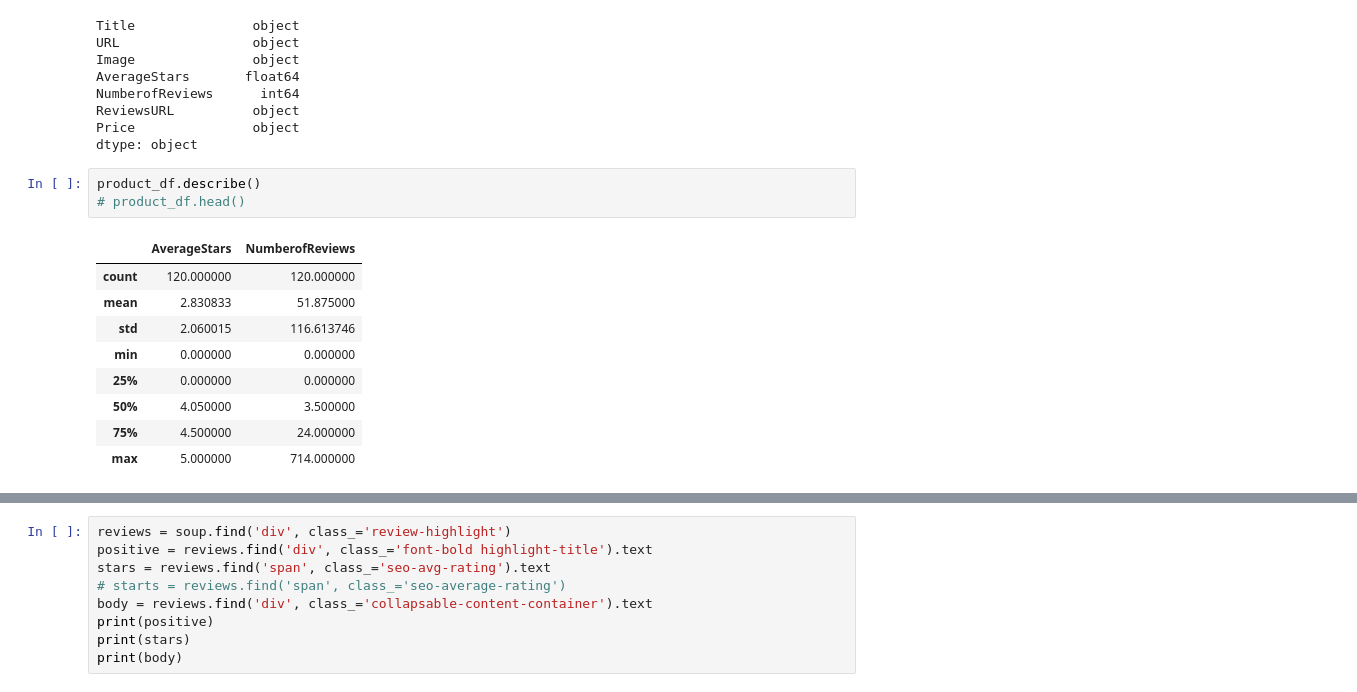
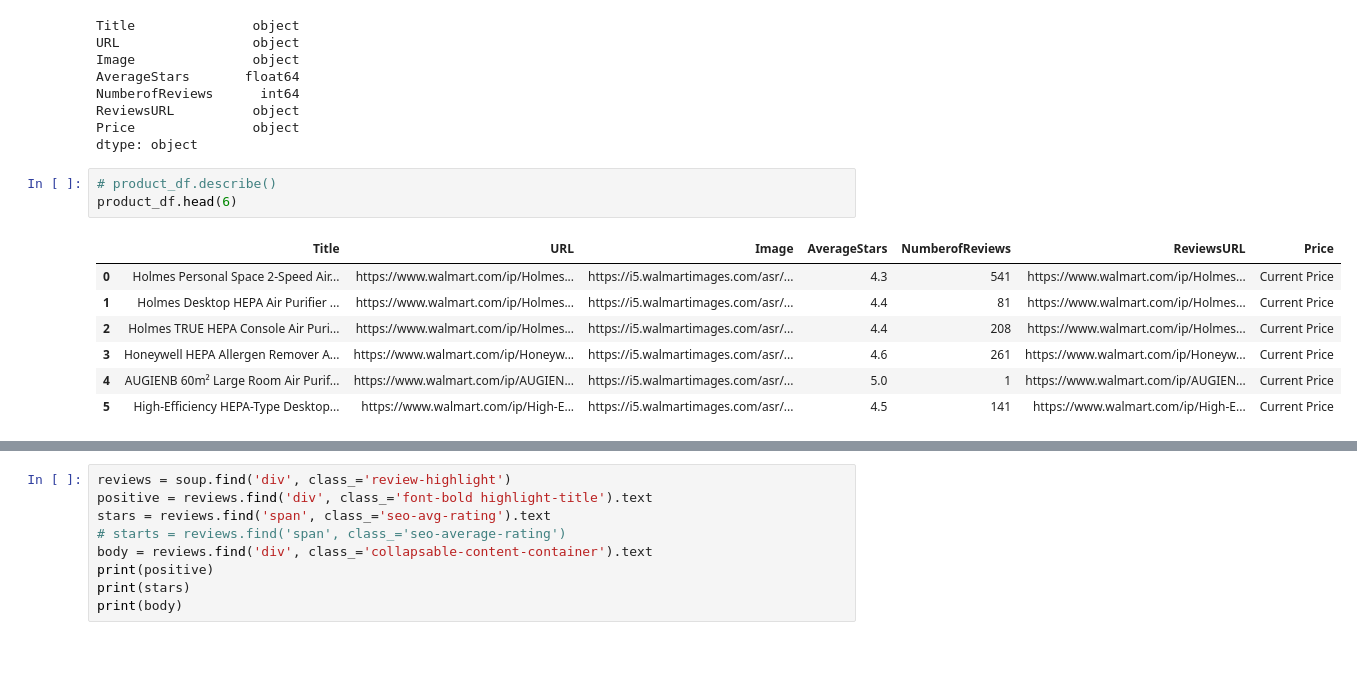
Before and after one commit to abbylemon/web-scraping-challenge, a Jupyter notebook: ScrapingDev.ipynb, the cells around one changed output, grey strips where cells are left out. Drawn from its saved outputs; the diff is of its cells as text; blank space fills up the shorter version.

```diff
--- a/ScrapingDev.ipynb
+++ b/ScrapingDev.ipynb
@@ -156,15 +155,13 @@ ReviewsURL          object
 Price               object
 dtype: object
 # %%
-product_df.describe()
-# product_df.head()
+# product_df.describe()
+product_df.head(6)
 # %% [output]
-|  | AverageStars | NumberofReviews |
-| count | 120.000000 | 120.000000 |
-| mean | 2.830833 | 51.875000 |
-| std | 2.060015 | 116.613746 |
-| min | 0.000000 | 0.000000 |
-| 25% | 0.000000 | 0.000000 |
-| 50% | 4.050000 | 3.500000 |
-| 75% | 4.500000 | 24.000000 |
-| max | 5.000000 | 714.000000 |
+|  | Title | URL | Image | AverageStars | NumberofReviews | ReviewsURL | Price |
+| 0 | Holmes Personal Space 2-Speed Air... | https://www.walmart.com/ip/Holmes... | https://i5.walmartimages.com/asr/... | 4.3 | 541 | https://www.walmart.com/ip/Holmes... | Current Price |
+| 1 | Holmes Desktop HEPA Air Purifier ... | https://www.walmart.com/ip/Holmes... | https://i5.walmartimages.com/asr/... | 4.4 | 81 | https://www.walmart.com/ip/Holmes... | Current Price |
+| 2 | Holmes TRUE HEPA Console Air Puri... | https://www.walmart.com/ip/Holmes... | https://i5.walmartimages.com/asr/... | 4.4 | 208 | https://www.walmart.com/ip/Holmes... | Current Price |
+| 3 | Honeywell HEPA Allergen Remover A... | https://www.walmart.com/ip/Honeyw... | https://i5.walmartimages.com/asr/... | 4.6 | 261 | https://www.walmart.com/ip/Honeyw... | Current Price |
+| 4 | AUGIENB 60m² Large Room Air Purif... | https://www.walmart.com/ip/AUGIEN... | https://i5.walmartimages.com/asr/... | 5.0 | 1 | https://www.walmart.com/ip/AUGIEN... | Current Price |
+| 5 | High-Efficiency HEPA-Type Desktop... | https://www.walmart.com/ip/High-E... | https://i5.walmartimages.com/asr/... | 4.5 | 141 | https://www.walmart.com/ip/High-E... | Current Price |
```
Also changed, not shown: parts of 5 cells of this notebook.
